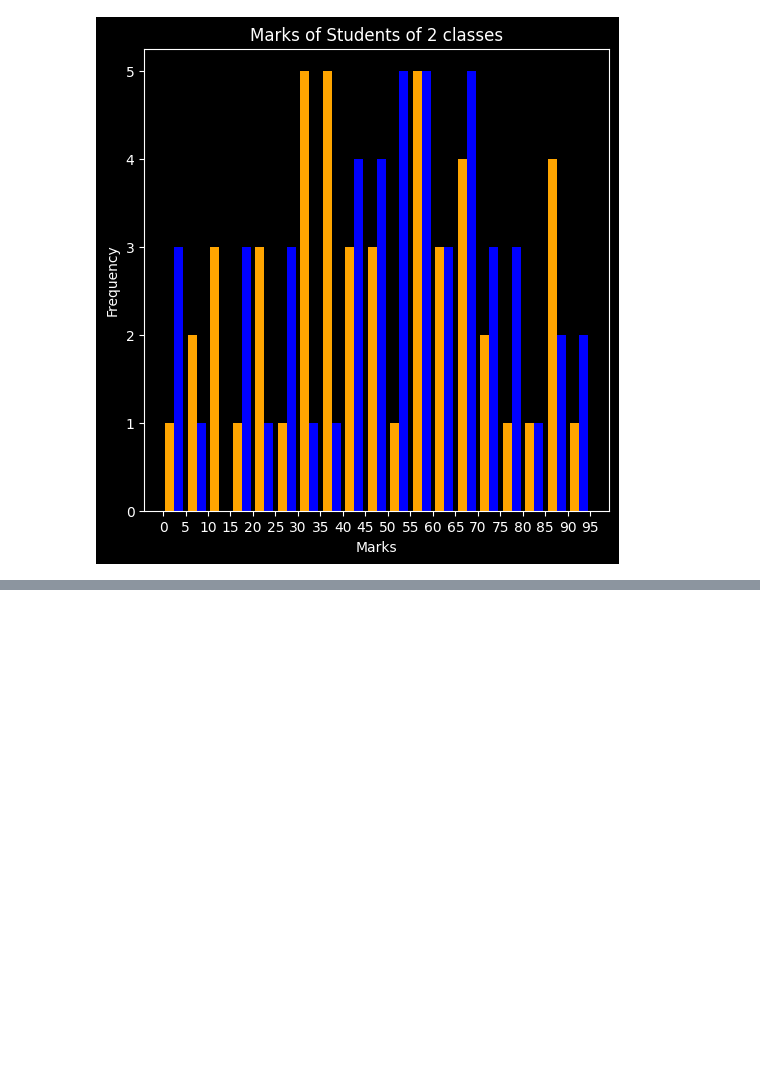
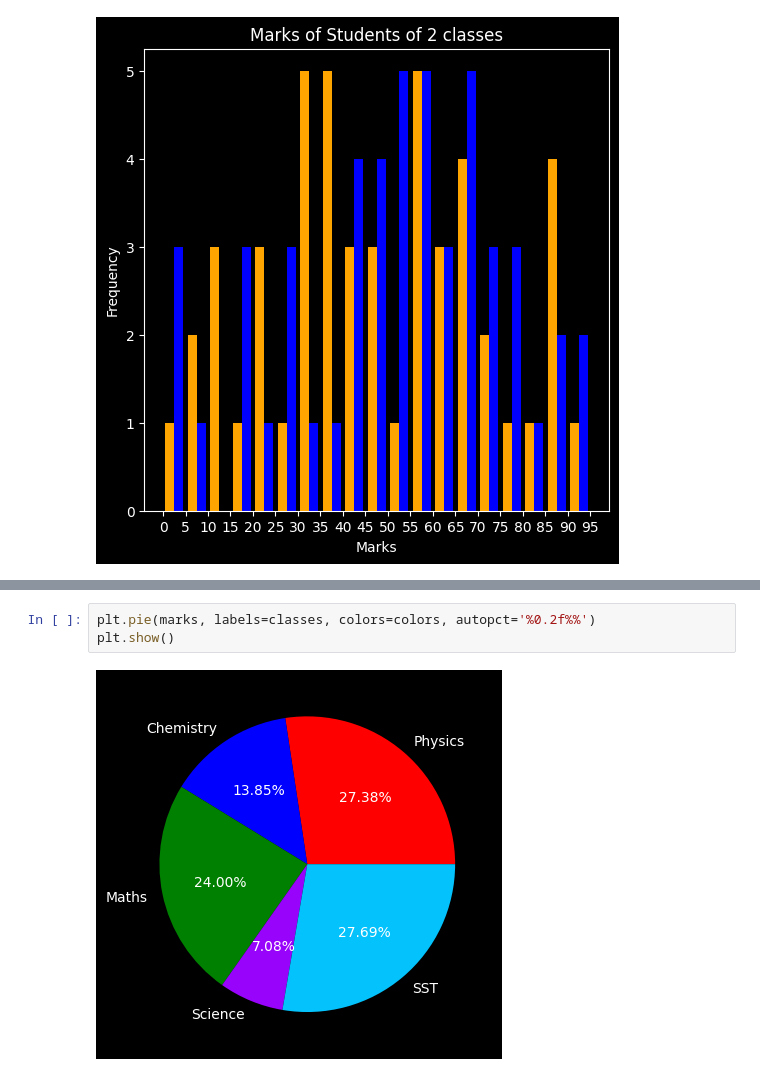
Before and after one commit to joyjeetcoding/python, a Jupyter notebook: matplotlib.ipynb, the cells around one changed output, grey strips where cells are left out. Saved outputs shown, nothing was run; the diff lists cells and outputs as text; blank space fills up the shorter version.

```diff
--- a/matplotlib.ipynb
+++ b/matplotlib.ipynb
@@ -419,0 +441,5 @@ plt.show()
+# %%
+plt.pie(marks, labels=classes, colors=colors, autopct='%0.2f%%')
+plt.show()
+# %% [output]
+[figure, added]
```
Also changed, not shown: parts of 41 cells of this notebook, 6 other files.
